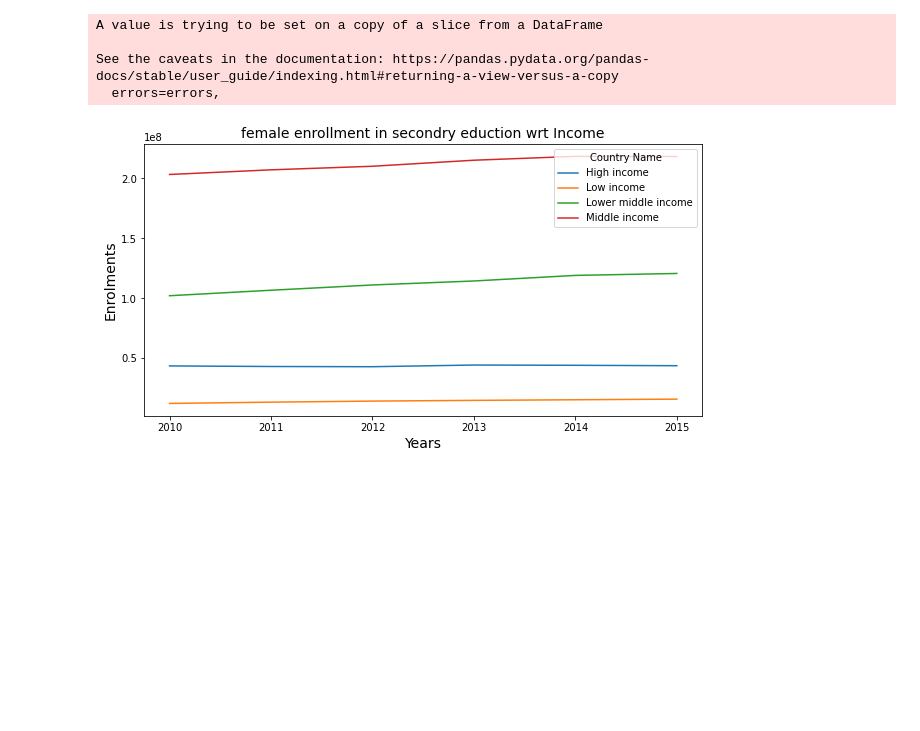
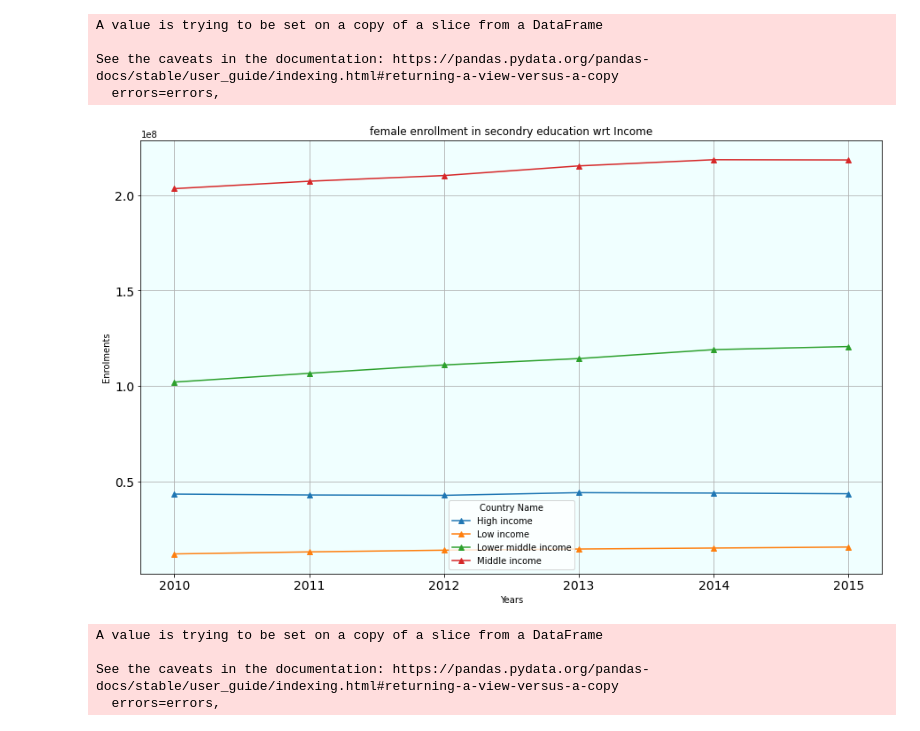
Before and after one commit to shivashukla02/World-Bank-Global-Edu-Analysis, a Jupyter notebook: SHIVANK_World_Bank_Global_Edu_Analysis_Capstone_Project.ipynb, the cells around one changed output. Drawn from its saved outputs; the diff is of its cells as text; code cells hidden in the pictures; blank space fills up the shorter version.

```diff
--- a/SHIVANK_World_Bank_Global_Edu_Analysis_Capstone_Project.ipynb
+++ b/SHIVANK_World_Bank_Global_Edu_Analysis_Capstone_Project.ipynb
@@ -124,10 +124,19 @@ See the caveats in the documentation: https://pandas.pydata.org/pandas-docs/stab
   errors=errors,
 # %%
 plt.rcParams['figure.figsize']=(10,5)
-graph_2b.plot()
-plt.title('female enrollment in secondry eduction wrt Income',fontsize=14)
-plt.xlabel('Years',fontsize=14)
-plt.ylabel('Enrolments',fontsize=14)
-plt.show()
+graph_2b.plot( kind="line",xlabel = "Years" , ylabel = "Enrolments",
+               title="female enrollment in secondry education wrt Income",
+               figsize=(15,9), fontsize = 14,
+                 grid=True,linewidth =1.5,
+                marker = "^").patch.set_facecolor('#f0ffff')
 # %% [output]
-[figure, old version]
+[figure, new version]
+# %%
+girl_education_income_secondry=girl_education_income_notnull[girl_education_income_notnull['Indicator Code']=='SE.TER.ENRL.FE']
+girl_education_income_secondry.drop(['Indicator Code'],axis=1,inplace=True)
+graph_2c=girl_education_income_secondry.transpose()
+# %% [output]
+A value is trying to be set on a copy of a slice from a DataFrame
+
+See the caveats in the documentation: https://pandas.pydata.org/pandas-docs/stable/user_guide/indexing.html#returning-a-view-versus-a-copy
+  errors=errors,
```
Also changed, not shown: parts of 4 cells of this notebook.
